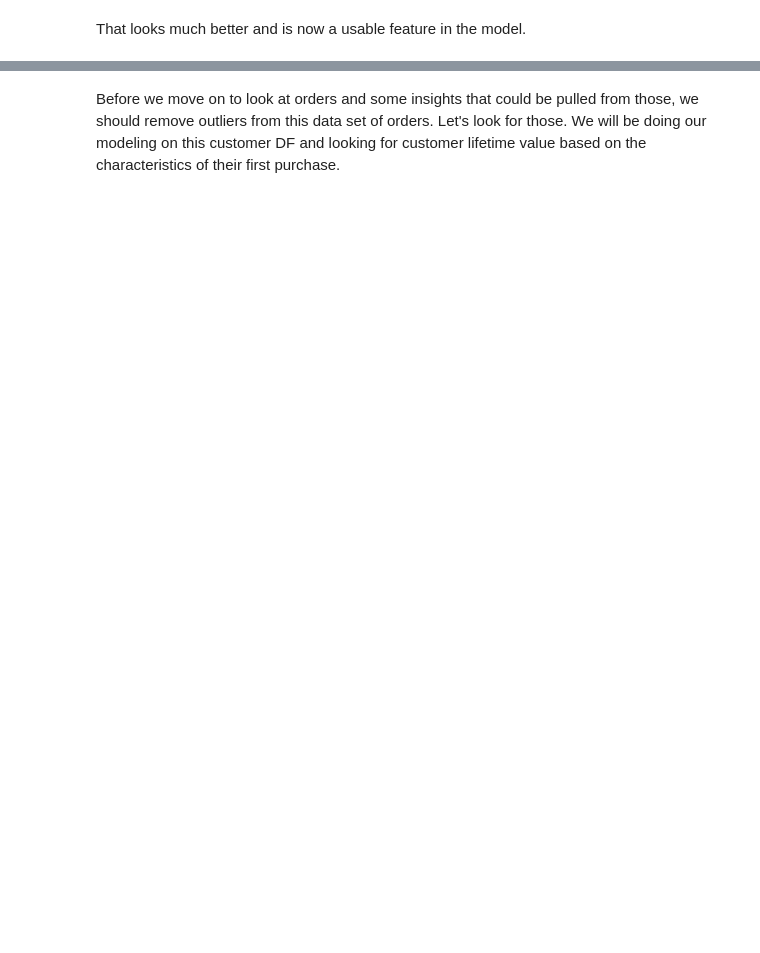
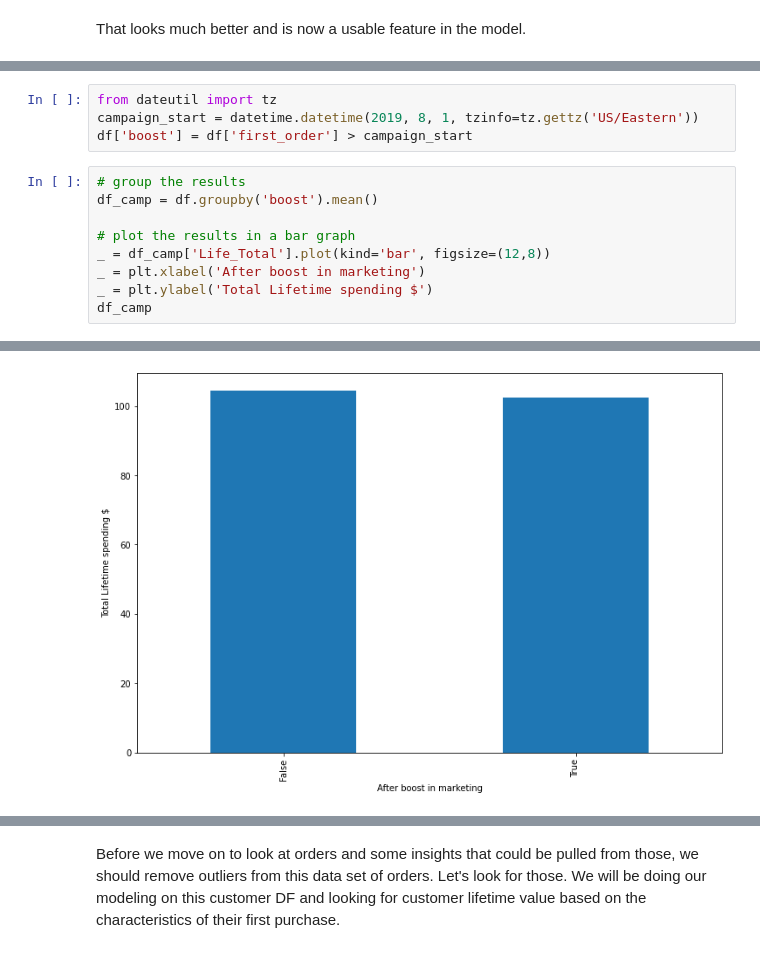
Before and after one commit to shahinrostami/Shopify-CLV, a Jupyter notebook: Cap2_EDA.ipynb, the cells around one changed output, grey strips where cells are left out. Drawn from its saved outputs; the diff is of its cells as text; blank space fills up the shorter version.

```diff
--- a/Cap2_EDA.ipynb
+++ b/Cap2_EDA.ipynb
@@ -557,0 +561,14 @@ That looks much better and is now a usable feature in the model.
+# %%
+from dateutil import tz
+campaign_start = datetime.datetime(2019, 8, 1, tzinfo=tz.gettz('US/Eastern'))
+df['boost'] = df['first_order'] > campaign_start
+# %%
+# group the results
+df_camp = df.groupby('boost').mean()
+
+# plot the results in a bar graph
+_ = df_camp['Life_Total'].plot(kind='bar', figsize=(12,8))
+_ = plt.xlabel('After boost in marketing')
+_ = plt.ylabel('Total Lifetime spending $')
+df_camp
+# %% [output]
@@ -557,0 +579 @@ That looks much better and is now a usable feature in the model.
+[figure, added]
```
Also changed, not shown: parts of 11 cells of this notebook.
